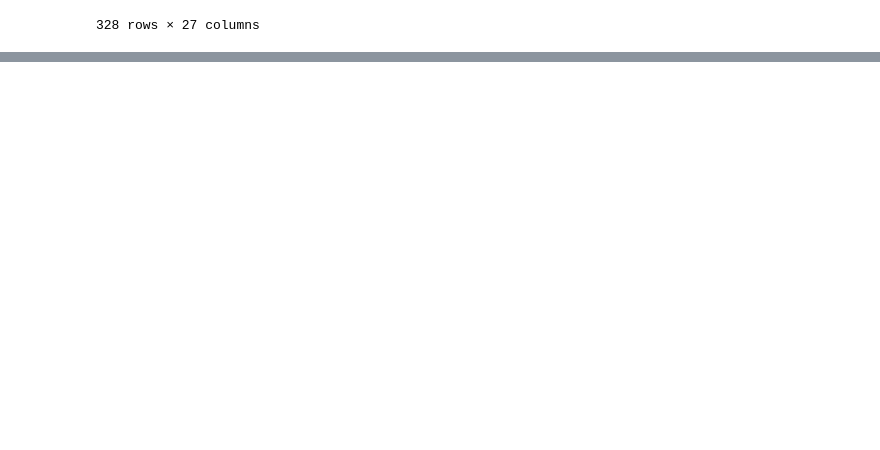
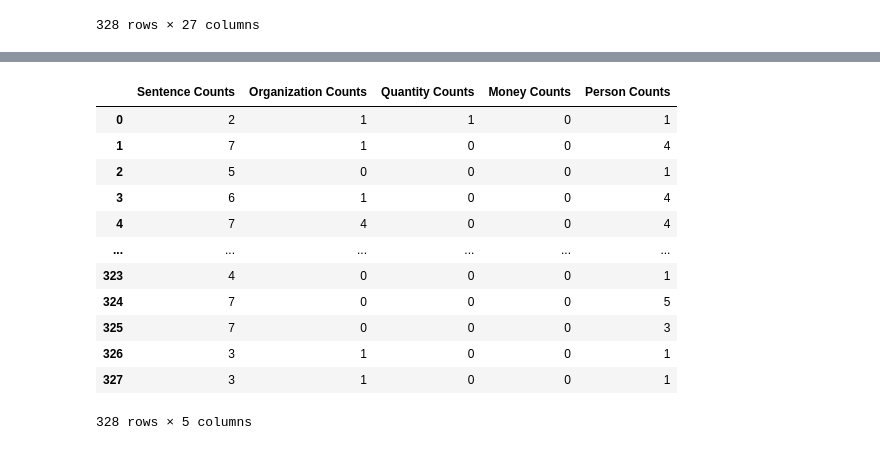
Before and after one commit to andtab/fbi-most-wanted, a Jupyter notebook: FBI_Most_Wanted_NLP_Pipeline_ROUGH.ipynb, the cells around one changed output, grey strips where cells are left out. Saved outputs shown, nothing was run; the diff lists cells and outputs as text; code cells hidden in the pictures; blank space fills up the shorter version.

```diff
--- a/FBI_Most_Wanted_NLP_Pipeline_ROUGH.ipynb
+++ b/FBI_Most_Wanted_NLP_Pipeline_ROUGH.ipynb
@@ -389,0 +760,35 @@ gs_pipe.score(X_test, y_test)
+# %%
+# Apply labelling to text within each example of the feature set
+text_labels = X_additional.apply(lambda r: [(t.text, t.label_) for t in nlp(r).ents])
+# %%
+# Function used to determine the count of a specified label type for each
+# example in the dataset
+def label_count(labelled_text, label_name):
+  label_counts = labelled_text.apply(lambda r: len([label for label in list(zip(*r))[1] if label == label_name]))
+  return label_counts
+
+# Function used to determine whether or not a specific label type is within
+# a dataset example
+def label_indicator(labelled_text, label_name):
+  label_indicators = labelled_text.apply(lambda r: 1 if label_name in list(zip(*r))[1] else 0)
+  return label_indicators
+# %%
+# Extract the count of times where organizations are referenced in the 'Caution'
+# text for each fugitive
+group_count = label_count(text_labels, 'ORG')
+
+# Extract the count of times where quantities are referenced in the 'Caution'
+# text for each fugitive
+quantity_count = label_count(text_labels, 'QUANTITY')
+
+# Extract the count of times where money is referenced in the 'Caution'
+# text for each fugitive
+money_count = label_count(text_labels, 'MONEY')
+
+# Extract the count of times where geopolitical entities are referenced in the 'Caution'
+# text for each fugitive
+gpe_count = label_count(text_labels, 'GPE')
+
+# Extract the count of times where geopolitical entities are referenced in the 'Caution'
+# text for each fugitive
+person_count = label_count(text_labels, 'PERSON')
@@ -389,0 +856,19 @@ gs_pipe.score(X_test, y_test)
+# %%
+# Build a dataframe with the counts of the different example text attributes
+# (i.e. frequency of geopolitical entities referenced)
+df_append = pd.DataFrame([sent_count, group_count, quantity_count, money_count, person_count], ['Sentence Counts', 'Organization Counts', 'Quantity Counts', 'Money Counts', 'Person Counts']).T
+df_append
+# %% [output]
+|  | Sentence Counts | Organization Counts | Quantity Counts | Money Counts | Person Counts |
+| 0 | 2 | 1 | 1 | 0 | 1 |
+| 1 | 7 | 1 | 0 | 0 | 4 |
+| 2 | 5 | 0 | 0 | 0 | 1 |
+| 3 | 6 | 1 | 0 | 0 | 4 |
+| 4 | 7 | 4 | 0 | 0 | 4 |
+| ... | ... | ... | ... | ... | ... |
+| 323 | 4 | 0 | 0 | 0 | 1 |
+| 324 | 7 | 0 | 0 | 0 | 5 |
+| 325 | 7 | 0 | 0 | 0 | 3 |
+| 326 | 3 | 1 | 0 | 0 | 1 |
+| 327 | 3 | 1 | 0 | 0 | 1 |
+328 rows × 5 columns
```
Also changed, not shown: parts of 81 cells of this notebook.
